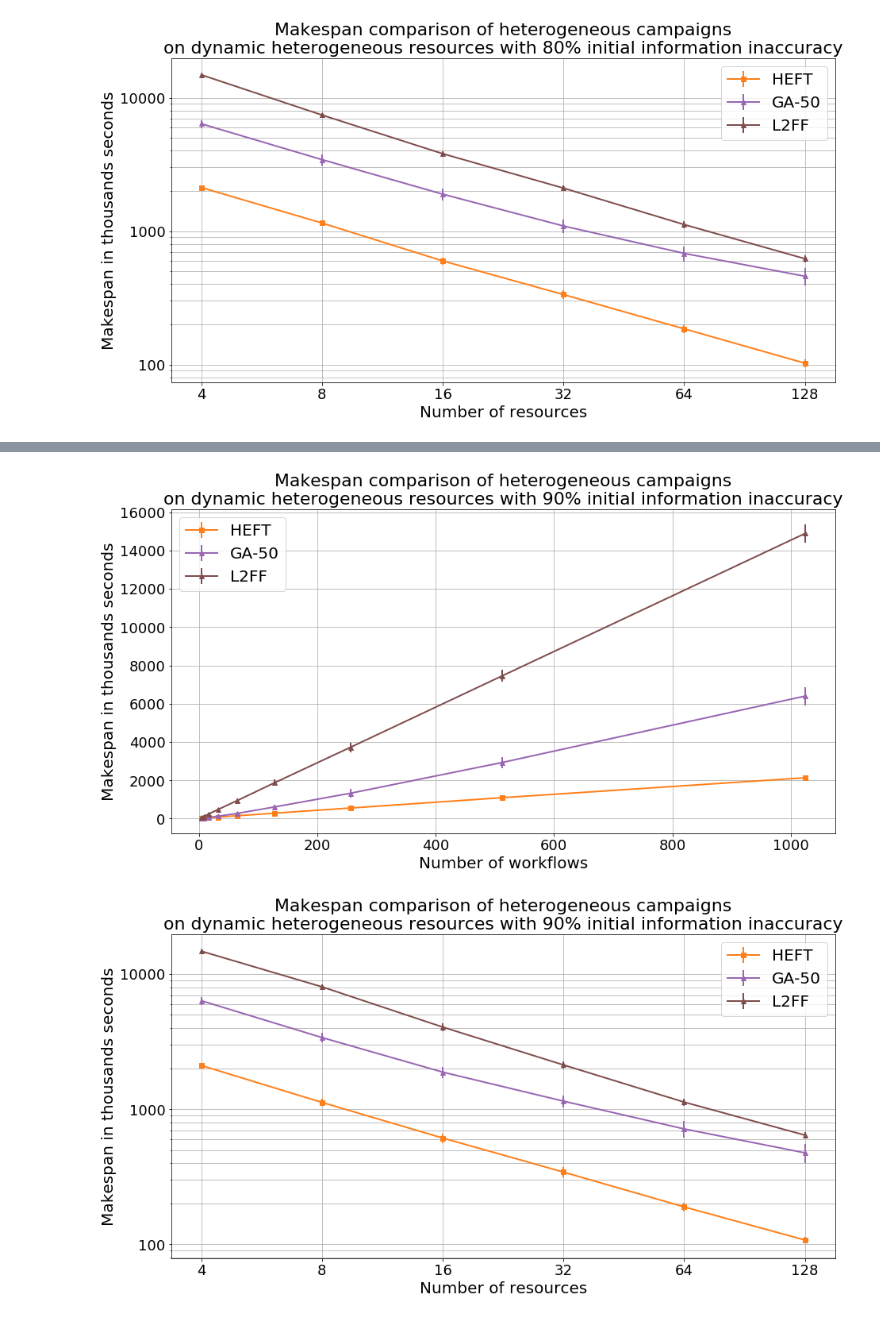
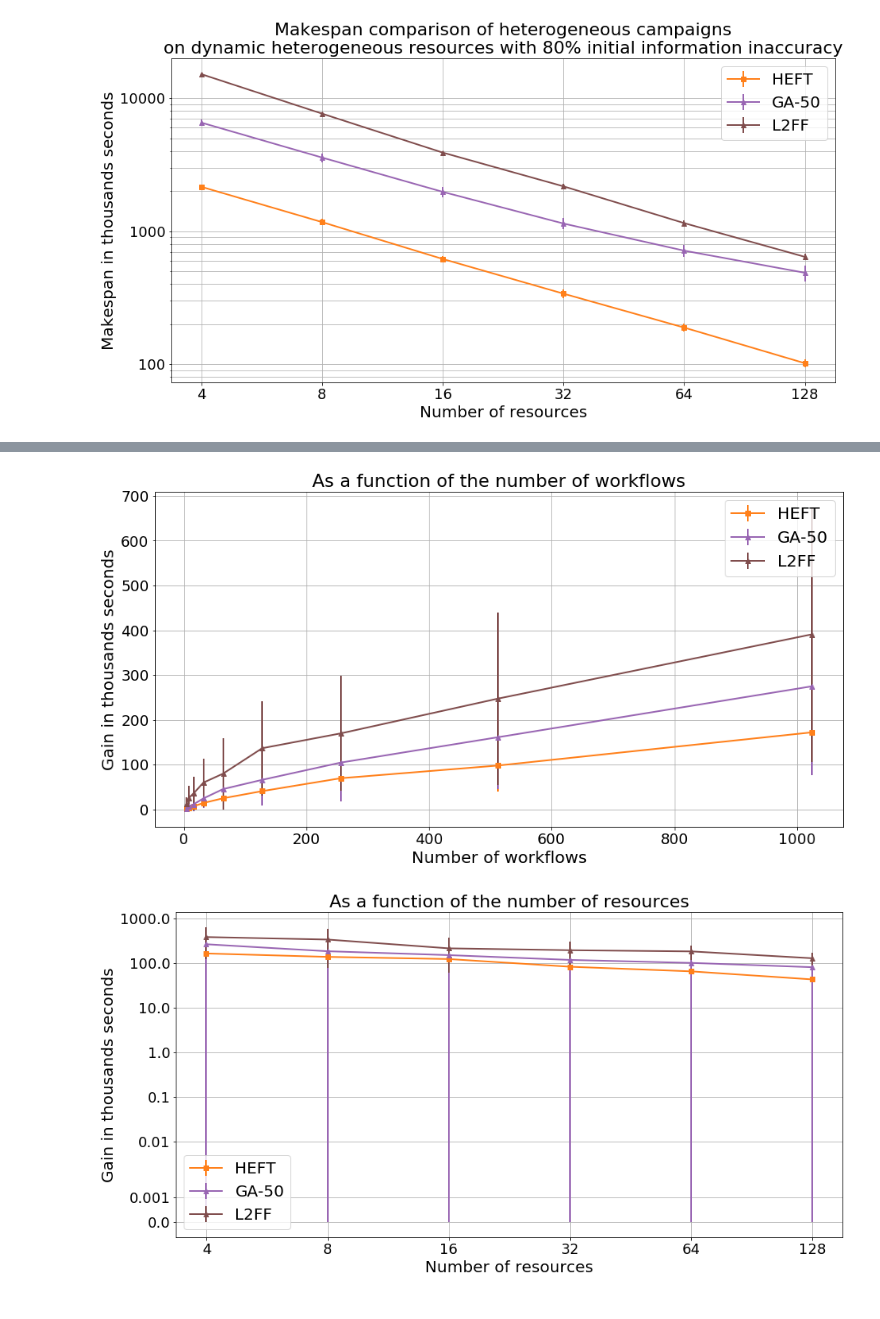
Before and after one commit to radical-experiments/campaign_manager, a Jupyter notebook: Notebooks/Experiment4.ipynb, the cells around one changed output, grey strips where cells are left out. Cells and saved outputs as stored; diff of their text form; code cells hidden in the pictures.

```diff
--- a/Notebooks/Experiment4.ipynb
+++ b/Notebooks/Experiment4.ipynb
@@ -170,44 +210,64 @@ StHeteroCampaigns_4DynHeteroResourcesL2FF_inaccur_80perc = StHeteroCampaigns_4Dy
 StHeteroCampaigns_4DynHeteroResourcesL2FF_inaccur_90perc = StHeteroCampaigns_4DynHeteroResourcesL2FF_inaccur_90perc.groupby(by=['planner','size'])
 # %%
 DynHeteroResources_StHeteroCampaignsGA50_inaccur_10perc = pd.read_csv('../Data/ga/perc_050/DynHeteroResources_StHeteroCampaignsGA50_inaccur_10perc.csv')
+DynHeteroResources_StHeteroCampaignsGA50_inaccur_10perc['mpn_snt_norm'] = DynHeteroResources_StHeteroCampaignsGA50_inaccur_10perc['mpn_snt'] / DynHeteroResources_StHeteroCampaignsGA50_inaccur_10perc['expected']
 DynHeteroResources_StHeteroCampaignsGA50_inaccur_10perc.drop(['plan', 'time'], axis=1, inplace=True)
 DynHeteroResources_StHeteroCampaignsGA50_inaccur_20perc = pd.read_csv('../Data/ga/perc_050/DynHeteroResources_StHeteroCampaignsGA50_inaccur_20perc.csv')
+DynHeteroResources_StHeteroCampaignsGA50_inaccur_20perc['mpn_snt_norm'] = DynHeteroResources_StHeteroCampaignsGA50_inaccur_20perc['mpn_snt'] / DynHeteroResources_StHeteroCampaignsGA50_inaccur_20perc['expected']
 DynHeteroResources_StHeteroCampaignsGA50_inaccur_20perc.drop(['plan', 'time'], axis=1, inplace=True)
 DynHeteroResources_StHeteroCampaignsGA50_inaccur_30perc = pd.read_csv('../Data/ga/perc_050/DynHeteroResources_StHeteroCampaignsGA50_inaccur_30perc.csv')
+DynHeteroResources_StHeteroCampaignsGA50_inaccur_30perc['mpn_snt_norm'] = DynHeteroResources_StHeteroCampaignsGA50_inaccur_30perc['mpn_snt'] / DynHeteroResources_StHeteroCampaignsGA50_inaccur_30perc['expected']
 DynHeteroResources_StHeteroCampaignsGA50_inaccur_30perc.drop(['plan', 'time'], axis=1, inplace=True)
 DynHeteroResources_StHeteroCampaignsGA50_inaccur_40perc = pd.read_csv('../Data/ga/perc_050/DynHeteroResources_StHeteroCampaignsGA50_inaccur_40perc.csv')
+DynHeteroResources_StHeteroCampaignsGA50_inaccur_40perc['mpn_snt_norm'] = DynHeteroResources_StHeteroCampaignsGA50_inaccur_40perc['mpn_snt'] / DynHeteroResources_StHeteroCampaignsGA50_inaccur_40perc['expected']
 DynHeteroResources_StHeteroCampaignsGA50_inaccur_40perc.drop(['plan', 'time'], axis=1, inplace=True)
 DynHeteroResources_StHeteroCampaignsGA50_inaccur_50perc = pd.read_csv('../Data/ga/perc_050/DynHeteroResources_StHeteroCampaignsGA50_inaccur_50perc.csv')
+DynHeteroResources_StHeteroCampaignsGA50_inaccur_50perc['mpn_snt_norm'] = DynHeteroResources_StHeteroCampaignsGA50_inaccur_50perc['mpn_snt'] / DynHeteroResources_StHeteroCampaignsGA50_inaccur_50perc['expected']
 DynHeteroResources_StHeteroCampaignsGA50_inaccur_50perc.drop(['plan', 'time'], axis=1, inplace=True)
 DynHeteroResources_StHeteroCampaignsGA50_inaccur_5perc = pd.read_csv('../Data/ga/perc_050/DynHeteroResources_StHeteroCampaignsGA50_inaccur_5perc.csv')
+DynHeteroResources_StHeteroCampaignsGA50_inaccur_5perc['mpn_snt_norm'] = DynHeteroResources_StHeteroCampaignsGA50_inaccur_5perc['mpn_snt'] / DynHeteroResources_StHeteroCampaignsGA50_inaccur_5perc['expected']
 DynHeteroResources_StHeteroCampaignsGA50_inaccur_5perc.drop(['plan', 'time'], axis=1, inplace=True)
 DynHeteroResources_StHeteroCampaignsGA50_inaccur_60perc = pd.read_csv('../Data/ga/perc_050/DynHeteroResources_StHeteroCampaignsGA50_inaccur_60perc.csv')
+DynHeteroResources_StHeteroCampaignsGA50_inaccur_60perc['mpn_snt_norm'] = DynHeteroResources_StHeteroCampaignsGA50_inaccur_60perc['mpn_snt'] / DynHeteroResources_StHeteroCampaignsGA50_inaccur_60perc['expected']
 DynHeteroResources_StHeteroCampaignsGA50_inaccur_60perc.drop(['plan', 'time'], axis=1, inplace=True)
 DynHeteroResources_StHeteroCampaignsGA50_inaccur_70perc = pd.read_csv('../Data/ga/perc_050/DynHeteroResources_StHeteroCampaignsGA50_inaccur_70perc.csv')
+DynHeteroResources_StHeteroCampaignsGA50_inaccur_70perc['mpn_snt_norm'] = DynHeteroResources_StHeteroCampaignsGA50_inaccur_70perc['mpn_snt'] / DynHeteroResources_StHeteroCampaignsGA50_inaccur_70perc['expected']
 DynHeteroResources_StHeteroCampaignsGA50_inaccur_70perc.drop(['plan', 'time'], axis=1, inplace=True)
 DynHeteroResources_StHeteroCampaignsGA50_inaccur_80perc = pd.read_csv('../Data/ga/perc_050/DynHeteroResources_StHeteroCampaignsGA50_inaccur_80perc.csv')
+DynHeteroResources_StHeteroCampaignsGA50_inaccur_80perc['mpn_snt_norm'] = DynHeteroResources_StHeteroCampaignsGA50_inaccur_80perc['mpn_snt'] / DynHeteroResources_StHeteroCampaignsGA50_inaccur_80perc['expected']
 DynHeteroResources_StHeteroCampaignsGA50_inaccur_80perc.drop(['plan', 'time'], axis=1, inplace=True)
 DynHeteroResources_StHeteroCampaignsGA50_inaccur_90perc = pd.read_csv('../Data/ga/perc_050/DynHeteroResources_StHeteroCampaignsGA50_inaccur_90perc.csv')
+DynHeteroResources_StHeteroCampaignsGA50_inaccur_90perc['mpn_snt_norm'] = DynHeteroResources_StHeteroCampaignsGA50_inaccur_90perc['mpn_snt'] / DynHeteroResources_StHeteroCampaignsGA50_inaccur_90perc['expected']
 DynHeteroResources_StHeteroCampaignsGA50_inaccur_90perc.drop(['plan', 'time'], axis=1, inplace=True)
 StHeteroCampaigns_4DynHeteroResourcesGA50_inaccur_10perc = pd.read_csv('../Data/ga/perc_050/StHeteroCampaigns_4DynHeteroResourcesGA50_inaccur_10perc.csv')
+StHeteroCampaigns_4DynHeteroResourcesGA50_inaccur_10perc['mpn_snt_norm'] = StHeteroCampaigns_4DynHeteroResourcesGA50_inaccur_10perc['mpn_snt'] / StHeteroCampaigns_4DynHeteroResourcesGA50_inaccur_10perc['expected']
 StHeteroCampaigns_4DynHeteroResourcesGA50_inaccur_10perc.drop(['plan', 'time'], axis=1, inplace=True)
 StHeteroCampaigns_4DynHeteroResourcesGA50_inaccur_20perc = pd.read_csv('../Data/ga/perc_050/StHeteroCampaigns_4DynHeteroResourcesGA50_inaccur_20perc.csv')
+StHeteroCampaigns_4DynHeteroResourcesGA50_inaccur_20perc['mpn_snt_norm'] = StHeteroCampaigns_4DynHeteroResourcesGA50_inaccur_20perc['mpn_snt'] / StHeteroCampaigns_4DynHeteroResourcesGA50_inaccur_20perc['expected']
 StHeteroCampaigns_4DynHeteroResourcesGA50_inaccur_20perc.drop(['plan', 'time'], axis=1, inplace=True)
 StHeteroCampaigns_4DynHeteroResourcesGA50_inaccur_30perc = pd.read_csv('../Data/ga/perc_050/StHeteroCampaigns_4DynHeteroResourcesGA50_inaccur_30perc.csv')
+StHeteroCampaigns_4DynHeteroResourcesGA50_inaccur_30perc['mpn_snt_norm'] = StHeteroCampaigns_4DynHeteroResourcesGA50_inaccur_30perc['mpn_snt'] / StHeteroCampaigns_4DynHeteroResourcesGA50_inaccur_30perc['expected']
 StHeteroCampaigns_4DynHeteroResourcesGA50_inaccur_30perc.drop(['plan', 'time'], axis=1, inplace=True)
 StHeteroCampaigns_4DynHeteroResourcesGA50_inaccur_40perc = pd.read_csv('../Data/ga/perc_050/StHeteroCampaigns_4DynHeteroResourcesGA50_inaccur_40perc.csv')
+StHeteroCampaigns_4DynHeteroResourcesGA50_inaccur_40perc['mpn_snt_norm'] = StHeteroCampaigns_4DynHeteroResourcesGA50_inaccur_40perc['mpn_snt'] / StHeteroCampaigns_4DynHeteroResourcesGA50_inaccur_40perc['expected']
 StHeteroCampaigns_4DynHeteroResourcesGA50_inaccur_40perc.drop(['plan', 'time'], axis=1, inplace=True)
 StHeteroCampaigns_4DynHeteroResourcesGA50_inaccur_50perc = pd.read_csv('../Data/ga/perc_050/StHeteroCampaigns_4DynHeteroResourcesGA50_inaccur_50perc.csv')
+StHeteroCampaigns_4DynHeteroResourcesGA50_inaccur_50perc['mpn_snt_norm'] = StHeteroCampaigns_4DynHeteroResourcesGA50_inaccur_50perc['mpn_snt'] / StHeteroCampaigns_4DynHeteroResourcesGA50_inaccur_50perc['expected']
 StHeteroCampaigns_4DynHeteroResourcesGA50_inaccur_50perc.drop(['plan', 'time'], axis=1, inplace=True)
 StHeteroCampaigns_4DynHeteroResourcesGA50_inaccur_5perc = pd.read_csv('../Data/ga/perc_050/StHeteroCampaigns_4DynHeteroResourcesGA50_inaccur_5perc.csv')
+StHeteroCampaigns_4DynHeteroResourcesGA50_inaccur_5perc['mpn_snt_norm'] = StHeteroCampaigns_4DynHeteroResourcesGA50_inaccur_5perc['mpn_snt'] / StHeteroCampaigns_4DynHeteroResourcesGA50_inaccur_5perc['expected']
 StHeteroCampaigns_4DynHeteroResourcesGA50_inaccur_5perc.drop(['plan', 'time'], axis=1, inplace=True)
 StHeteroCampaigns_4DynHeteroResourcesGA50_inaccur_60perc = pd.read_csv('../Data/ga/perc_050/StHeteroCampaigns_4DynHeteroResourcesGA50_inaccur_60perc.csv')
+StHeteroCampaigns_4DynHeteroResourcesGA50_inaccur_60perc['mpn_snt_norm'] = StHeteroCampaigns_4DynHeteroResourcesGA50_inaccur_60perc['mpn_snt'] / StHeteroCampaigns_4DynHeteroResourcesGA50_inaccur_60perc['expected']
 StHeteroCampaigns_4DynHeteroResourcesGA50_inaccur_60perc.drop(['plan', 'time'], axis=1, inplace=True)
 StHeteroCampaigns_4DynHeteroResourcesGA50_inaccur_70perc = pd.read_csv('../Data/ga/perc_050/StHeteroCampaigns_4DynHeteroResourcesGA50_inaccur_70perc.csv')
+StHeteroCampaigns_4DynHeteroResourcesGA50_inaccur_70perc['mpn_snt_norm'] = StHeteroCampaigns_4DynHeteroResourcesGA50_inaccur_70perc['mpn_snt'] / StHeteroCampaigns_4DynHeteroResourcesGA50_inaccur_70perc['expected']
 StHeteroCampaigns_4DynHeteroResourcesGA50_inaccur_70perc.drop(['plan', 'time'], axis=1, inplace=True)
 StHeteroCampaigns_4DynHeteroResourcesGA50_inaccur_80perc = pd.read_csv('../Data/ga/perc_050/StHeteroCampaigns_4DynHeteroResourcesGA50_inaccur_80perc.csv')
+StHeteroCampaigns_4DynHeteroResourcesGA50_inaccur_80perc['mpn_snt_norm'] = StHeteroCampaigns_4DynHeteroResourcesGA50_inaccur_80perc['mpn_snt'] / StHeteroCampaigns_4DynHeteroResourcesGA50_inaccur_80perc['expected']
 StHeteroCampaigns_4DynHeteroResourcesGA50_inaccur_80perc.drop(['plan', 'time'], axis=1, inplace=True)
 StHeteroCampaigns_4DynHeteroResourcesGA50_inaccur_90perc = pd.read_csv('../Data/ga/perc_050/StHeteroCampaigns_4DynHeteroResourcesGA50_inaccur_90perc.csv')
+StHeteroCampaigns_4DynHeteroResourcesGA50_inaccur_90perc['mpn_snt_norm'] = StHeteroCampaigns_4DynHeteroResourcesGA50_inaccur_90perc['mpn_snt'] / StHeteroCampaigns_4DynHeteroResourcesGA50_inaccur_90perc['expected']
 StHeteroCampaigns_4DynHeteroResourcesGA50_inaccur_90perc.drop(['plan', 'time'], axis=1, inplace=True)
 
 DynHeteroResources_StHeteroCampaignsGA50_inaccur_10perc = DynHeteroResources_StHeteroCampaignsGA50_inaccur_10perc.groupby(by=['planner','size'])
@@ -593,40 +818,40 @@ _ = axis.set_title('Makespan comparison of heterogeneous campaigns\non dynamic h
 # %%
 fig,axis = plt.subplots(nrows=1,ncols=1,figsize=(15,7.5))
 
-_ = axis.set_ylabel('Makespan in thousands seconds',fontsize=20)
-_ = axis.errorbar(StHeteroCampaigns_4DynHeteroResourcesHEFT_inaccur_90perc.mean().xs('HEFT').index,StHeteroCampaigns_4DynHeteroResourcesHEFT_inaccur_90perc.mean().xs('HEFT')['makespan'], yerr=StHeteroCampaigns_4DynHeteroResourcesHEFT_inaccur_90perc.std().xs('HEFT')['makespan'], marker='s',label='HEFT', color=tableau20(2),linewidth=2)
-_ = axis.errorbar(StHeteroCampaigns_4DynHeteroResourcesGA50_inaccur_90perc.mean().xs('GA-50').index,StHeteroCampaigns_4DynHeteroResourcesGA50_inaccur_90perc.mean().xs('GA-50')['makespan'], yerr=StHeteroCampaigns_4DynHeteroResourcesGA50_inaccur_90perc.std().xs('GA-50')['makespan'], color=tableau20(8),marker='^',label='GA-50',linewidth=2)
-_ = axis.errorbar(StHeteroCampaigns_4DynHeteroResourcesL2FF_inaccur_90perc.mean().xs('L2FF').index,StHeteroCampaigns_4DynHeteroResourcesL2FF_inaccur_90perc.mean().xs('L2FF')['makespan'], yerr=StHeteroCampaigns_4DynHeteroResourcesL2FF_inaccur_90perc.std().xs('L2FF')['makespan'], color=tableau20(10),marker='^',label='L2FF',linewidth=2)
+_ = axis.set_ylabel('Gain in thousands seconds',fontsize=20)
+_ = axis.errorbar(StHeteroCampaigns_4DynHeteroResourcesHEFT_inaccur_90perc.mean().xs('HEFT').index,StHeteroCampaigns_4DynHeteroResourcesHEFT_inaccur_90perc.mean().xs('HEFT')['mpn_snt'],yerr=StHeteroCampaigns_4DynHeteroResourcesHEFT_inaccur_90perc.std().xs('HEFT')['mpn_snt'], marker='s',label='HEFT', color=tableau20(2),linewidth=2)
+_ = axis.errorbar(StHeteroCampaigns_4DynHeteroResourcesGA50_inaccur_90perc.mean().xs('GA-50').index,StHeteroCampaigns_4DynHeteroResourcesGA50_inaccur_90perc.mean().xs('GA-50')['mpn_snt'],yerr=StHeteroCampaigns_4DynHeteroResourcesGA50_inaccur_90perc.std().xs('GA-50')['mpn_snt'], color=tableau20(8),marker='^',label='GA-50',linewidth=2)
+_ = axis.errorbar(StHeteroCampaigns_4DynHeteroResourcesL2FF_inaccur_90perc.mean().xs('L2FF').index,StHeteroCampaigns_4DynHeteroResourcesL2FF_inaccur_90perc.mean().xs('L2FF')['mpn_snt'],yerr=StHeteroCampaigns_4DynHeteroResourcesL2FF_inaccur_90perc.std().xs('L2FF')['mpn_snt'], color=tableau20(10),marker='^',label='L2FF',linewidth=2)
 _ = axis.set_xlabel('Number of workflows',fontsize=20)
 #_ = axis.set_ylim([-50,20000])
 #_ = axis.set_xlim([-50,1050])
 #_ = axis.set_xscale('symlog', basex=2)
 #_ = axis.set_yscale('log')
 #_ = axis.set_xticks([0,200,400,600,800,1000])
 _ = axis.set_xticklabels(axis.get_xticks().astype('int').tolist(),fontsize=18)
 _ = axis.set_yticklabels((axis.get_yticks()/1000).astype('int').tolist(),fontsize=18)
 _ = axis.grid('on')
 _ = axis.legend(fontsize=20)
-_ = axis.set_title('Makespan comparison of heterogeneous campaigns\non dynamic heterogeneous resources with 90% initial information inaccuracy', fontsize=22)
-#_ = fig.savefig('StHomoCampaigns_4VarHomoResources.pdf',bbox_inches='tight')
+_ = axis.set_title('As a function of the number of workflows', fontsize=22)
+_ = fig.savefig('../Figures/InaccurStHomoCampaigns_4DynResourcesGain.png',bbox_inches='tight')
 
 fig,axis = plt.subplots(nrows=1,ncols=1,figsize=(15,7.5))
-_ = axis.errorbar(DynHeteroResources_StHeteroCampaignsHEFT_inaccur_90perc.mean().xs('HEFT').index,DynHeteroResources_StHeteroCampaignsHEFT_inaccur_90perc.mean().xs('HEFT')['makespan'], yerr=DynHeteroResources_StHeteroCampaignsHEFT_inaccur_90perc.std().xs('HEFT')['makespan'], marker='s',label='HEFT', color=tableau20(2),linewidth=2)
-_ = axis.errorbar(DynHeteroResources_StHeteroCampaignsGA50_inaccur_90perc.mean().xs('GA-50').index,DynHeteroResources_StHeteroCampaignsGA50_inaccur_90perc.mean().xs('GA-50')['makespan'], yerr=DynHeteroResources_StHeteroCampaignsGA50_inaccur_90perc.std().xs('GA-50')['makespan'], color=tableau20(8),marker='^',label='GA-50',linewidth=2)
-_ = axis.errorbar(DynHeteroResources_StHeteroCampaignsL2FF_inaccur_90perc.mean().xs('L2FF').index,DynHeteroResources_StHeteroCampaignsL2FF_inaccur_90perc.mean().xs('L2FF')['makespan'], yerr=DynHeteroResources_StHeteroCampaignsL2FF_inaccur_90perc.std().xs('L2FF')['makespan'], color=tableau20(10),marker='^',label='L2FF',linewidth=2)
-_ = axis.set_ylabel('Makespan in thousands seconds',fontsize=20)
+_ = axis.errorbar(DynHeteroResources_StHeteroCampaignsHEFT_inaccur_90perc.mean().xs('HEFT').index,DynHeteroResources_StHeteroCampaignsHEFT_inaccur_90perc.mean().xs('HEFT')['mpn_snt'],yerr=DynHeteroResources_StHeteroCampaignsHEFT_inaccur_90perc.mean().xs('HEFT')['mpn_snt'], marker='s',label='HEFT', color=tableau20(2),linewidth=2)
+_ = axis.errorbar(DynHeteroResources_StHeteroCampaignsGA50_inaccur_90perc.mean().xs('GA-50').index,DynHeteroResources_StHeteroCampaignsGA50_inaccur_90perc.mean().xs('GA-50')['mpn_snt'],yerr=DynHeteroResources_StHeteroCampaignsGA50_inaccur_90perc.mean().xs('GA-50')['mpn_snt'],color=tableau20(8),marker='^',label='GA-50',linewidth=2)
+_ = axis.errorbar(DynHeteroResources_StHeteroCampaignsL2FF_inaccur_90perc.mean().xs('L2FF').index,DynHeteroResources_StHeteroCampaignsL2FF_inaccur_90perc.mean().xs('L2FF')['mpn_snt'],yerr=DynHeteroResources_StHeteroCampaignsL2FF_inaccur_90perc.std().xs('L2FF')['mpn_snt'], color=tableau20(10),marker='^',label='L2FF',linewidth=2)
+_ = axis.set_ylabel('Gain in thousands seconds',fontsize=20)
 _ = axis.set_xlabel('Number of resources',fontsize=20)
 #_ = axis.set_ylim([-50,20000])
 #_ = axis.set_xlim([-10,130])
 #_ = axis.set_xticks([0,20,40,60,80,100, 120])
-_ = axis.set_yscale('log')
+_ = axis.set_yscale('symlog')
 _ = axis.set_xscale('symlog', basex=2)
 _ = axis.set_xticklabels(axis.get_xticks().astype('int').tolist(),fontsize=18)
-_ = axis.set_yticklabels((axis.get_yticks()/1000).astype('int').tolist(),fontsize=18)
+_ = axis.set_yticklabels((axis.get_yticks()/1000).astype('float').tolist(),fontsize=18)
 _ = axis.grid('on', which='both')
 _ = axis.legend(fontsize=20)
-_ = axis.set_title('Makespan comparison of heterogeneous campaigns\non dynamic heterogeneous resources with 90% initial information inaccuracy', fontsize=22)
-#_ = fig.savefig('VarHomoResources_StHomoCampaigns.pdf', bbox_inches='tight')
+_ = axis.set_title('As a function of the number of resources', fontsize=22)
+_ = fig.savefig('../Figures/InaccurHeteroResources_StHomoCampaignsGain.png', bbox_inches='tight')
 # %% [output]
-[figure, old version]
+[figure, new version]
-[figure, old version]
+[figure, new version]
```
Also changed, not shown: parts of 9 cells of this notebook, 20 other files.
